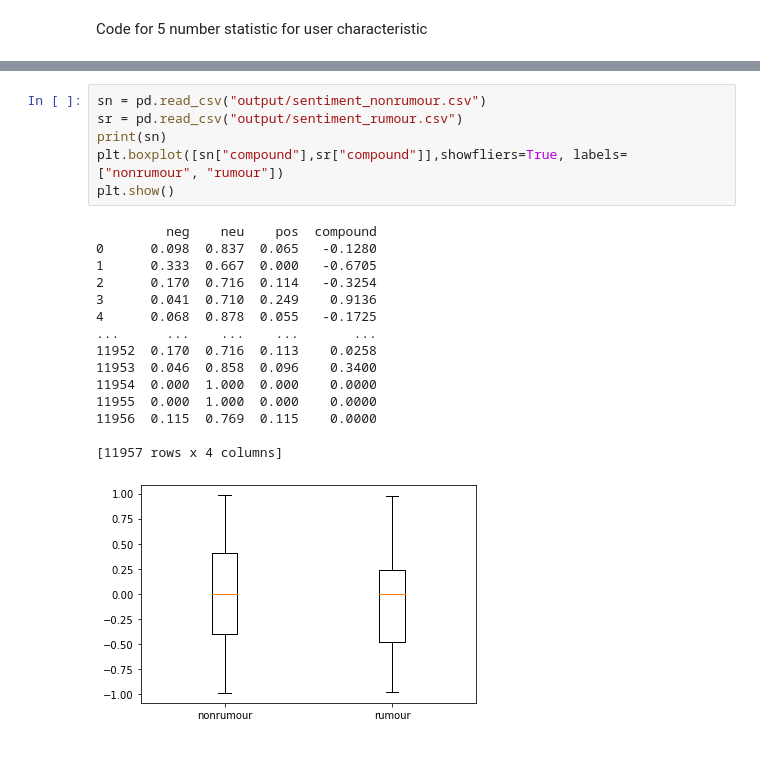
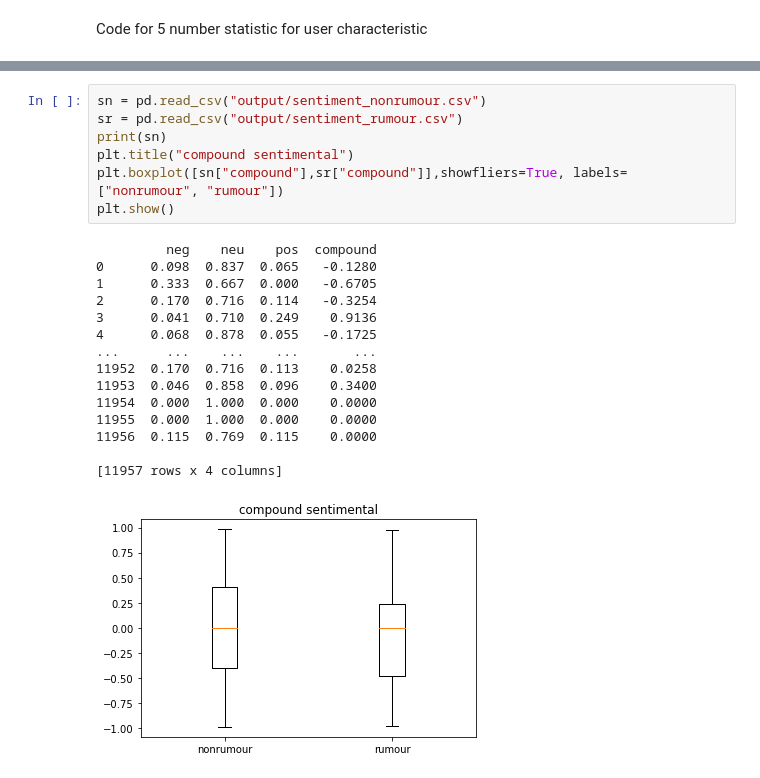
Before and after one commit to Valkyriean/RDAT, a Jupyter notebook: task2_postprocess.ipynb, the cells around one changed output, grey strips where cells are left out. Saved outputs shown, nothing was run; the diff lists cells and outputs as text.

```diff
--- a/task2_postprocess.ipynb
+++ b/task2_postprocess.ipynb
@@ -67,22 +71,23 @@ followers_count
 # %%
 sn = pd.read_csv("output/sentiment_nonrumour.csv")
 sr = pd.read_csv("output/sentiment_rumour.csv")
 print(sn)
+plt.title("compound sentimental")
 plt.boxplot([sn["compound"],sr["compound"]],showfliers=True, labels=["nonrumour", "rumour"])
 plt.show()
 # %% [output]
          neg    neu    pos  compound
 0      0.098  0.837  0.065   -0.1280
 1      0.333  0.667  0.000   -0.6705
 2      0.170  0.716  0.114   -0.3254
 3      0.041  0.710  0.249    0.9136
 4      0.068  0.878  0.055   -0.1725
 ...      ...    ...    ...       ...
 11952  0.170  0.716  0.113    0.0258
 11953  0.046  0.858  0.096    0.3400
 11954  0.000  1.000  0.000    0.0000
 11955  0.000  1.000  0.000    0.0000
 11956  0.115  0.769  0.115    0.0000
 
 [11957 rows x 4 columns]
-[figure, old version]
+[figure, new version]
```
Also changed, not shown: parts of 1 cell of this notebook.
